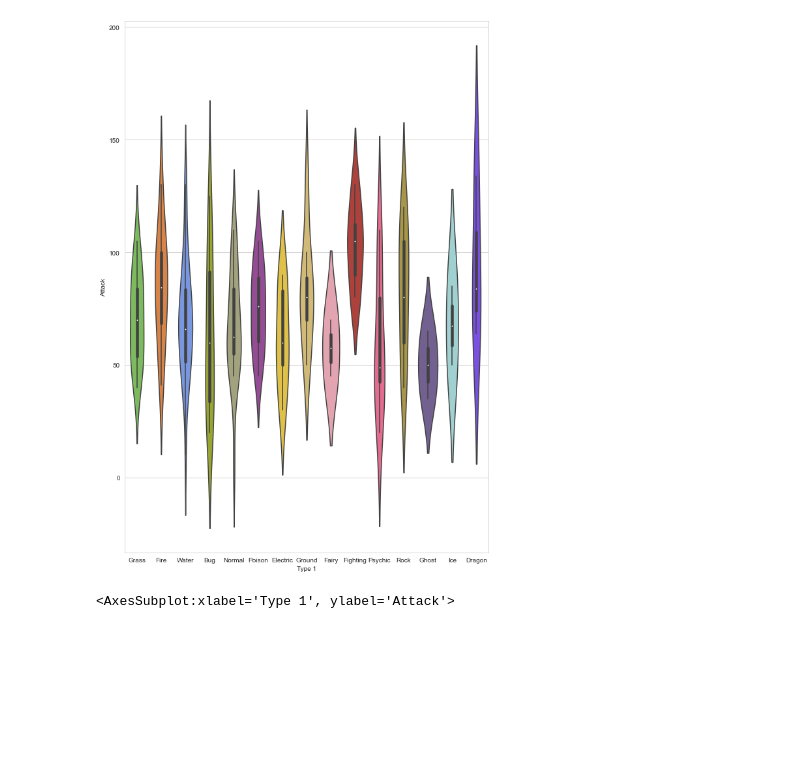
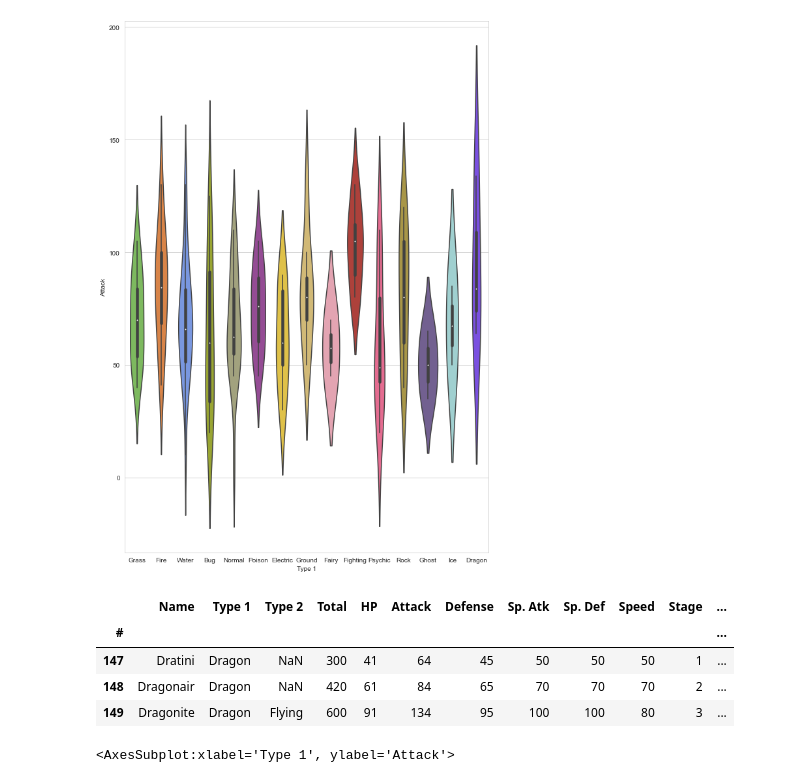
Before and after one commit to shiv1994/COMP3610-2022, a Jupyter notebook: lab3/Lab_3_Updated.ipynb, the cells around one changed output. Saved outputs shown, nothing was run; the diff lists cells and outputs as text; code cells hidden in the pictures; blank space fills up the shorter version.

```diff
--- a/lab3/Lab_3.ipynb
+++ b/lab3/Lab_3_Updated.ipynb
@@ -131,6 +166,14 @@ sns.violinplot(x='Type 1', y='Attack', data=df,
 # %% [output]
 <AxesSubplot:xlabel='Type 1', ylabel='Attack'>
 [figure]
+# %%
+df[df['Type 1'] == "Dragon"]
+# %% [output]
+|  | Name | Type 1 | Type 2 | Total | HP | Attack | Defense | Sp. Atk | Sp. Def | Speed | Stage | ... |
+| # |  |  |  |  |  |  |  |  |  |  |  | ... |
+| 147 | Dratini | Dragon | NaN | 300 | 41 | 64 | 45 | 50 | 50 | 50 | 1 | ... |
+| 148 | Dragonair | Dragon | NaN | 420 | 61 | 84 | 65 | 70 | 70 | 70 | 2 | ... |
+| 149 | Dragonite | Dragon | Flying | 600 | 91 | 134 | 95 | 100 | 100 | 80 | 3 | ... |
 # %%
 # Swarm plot with Pokemon color palette
 plt.subplots(figsize=(12,6))
```
Also changed, not shown: parts of 20 cells of this notebook.
